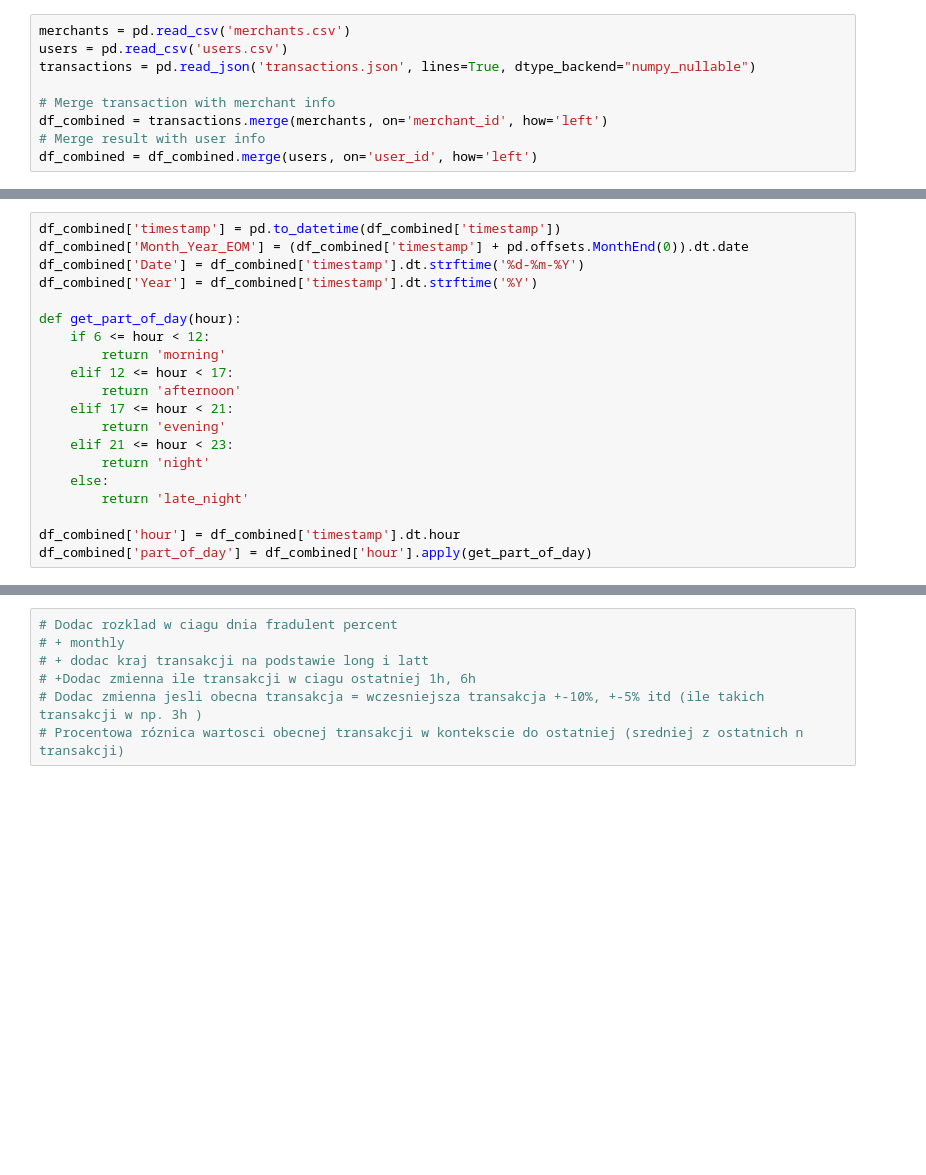
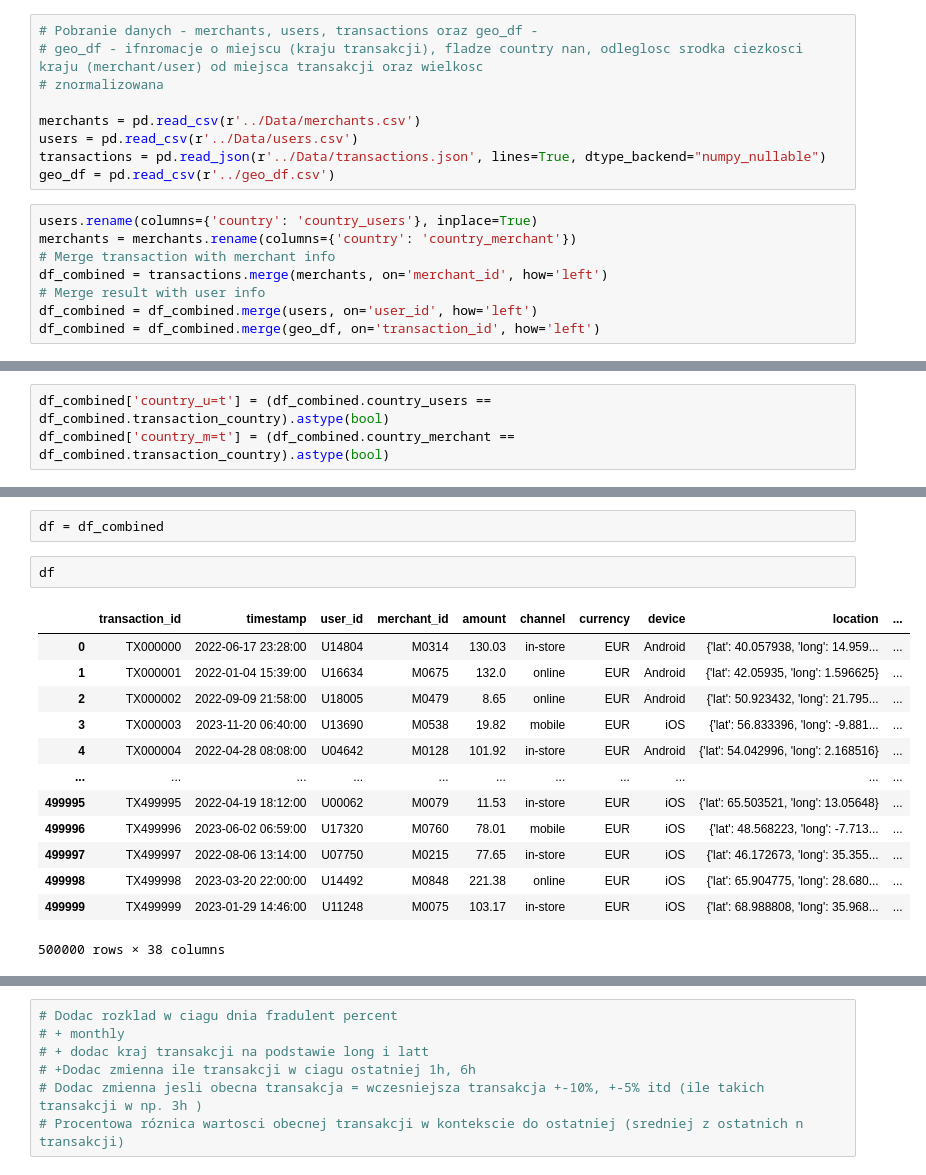
Before and after one commit to janqsal/mastercard_sgh_neural_noobs, a Jupyter notebook: TM/Primary_analysis.ipynb, the cells around one changed output, grey strips where cells are left out. Cells and saved outputs as stored; diff of their text form; blank space fills up the shorter version.

```diff
--- a/TM/Primary_analysis.ipynb
+++ b/TM/Primary_analysis.ipynb
@@ -16,11 +17,19 @@ pd.set_option('display.max_rows', 10)
 # Show all columns in output
 pd.set_option('display.max_columns', 200)
+# %%
+# Pobranie danych - merchants, users, transactions oraz geo_df -
+# geo_df - ifnromacje o miejscu (kraju transakcji), fladze country nan, odleglosc srodka ciezkosci kraju (merchant/user) od miejsca transakcji oraz wielkosc
+# znormalizowana
+
+merchants = pd.read_csv(r'../Data/merchants.csv')
+users = pd.read_csv(r'../Data/users.csv')
+transactions = pd.read_json(r'../Data/transactions.json', lines=True, dtype_backend="numpy_nullable")
+geo_df = pd.read_csv(r'../geo_df.csv')
 # %%
-merchants = pd.read_csv('merchants.csv')
-users = pd.read_csv('users.csv')
-transactions = pd.read_json('transactions.json', lines=True, dtype_backend="numpy_nullable")
-
+users.rename(columns={'country': 'country_users'}, inplace=True)
+merchants = merchants.rename(columns={'country': 'country_merchant'})
 # Merge transaction with merchant info
 df_combined = transactions.merge(merchants, on='merchant_id', how='left')
 # Merge result with user info
 df_combined = df_combined.merge(users, on='user_id', how='left')
+df_combined = df_combined.merge(geo_df, on='transaction_id', how='left')
@@ -59,20 +35,0 @@ M0110          511   16  0.031311
-# %%
-df_combined['timestamp'] = pd.to_datetime(df_combined['timestamp'])
-df_combined['Month_Year_EOM'] = (df_combined['timestamp'] + pd.offsets.MonthEnd(0)).dt.date
-df_combined['Date'] = df_combined['timestamp'].dt.strftime('%d-%m-%Y')
-df_combined['Year'] = df_combined['timestamp'].dt.strftime('%Y')
-
-def get_part_of_day(hour):
-    if 6 <= hour < 12:
-        return 'morning'
-    elif 12 <= hour < 17:
-        return 'afternoon'
-    elif 17 <= hour < 21:
-        return 'evening'
-    elif 21 <= hour < 23:
-        return 'night'
-    else:
-        return 'late_night'
-
-df_combined['hour'] = df_combined['timestamp'].dt.hour
-df_combined['part_of_day'] = df_combined['hour'].apply(get_part_of_day)
@@ -91,0 +36,3 @@ plt.show()
+# %%
+df_combined['country_u=t'] = (df_combined.country_users == df_combined.transaction_country).astype(bool)
+df_combined['country_m=t'] = (df_combined.country_merchant == df_combined.transaction_country).astype(bool)
@@ -91,0 +91,18 @@ plt.show()
+# %%
+df = df_combined
+# %%
+df
+# %% [output]
+|  | transaction_id | timestamp | user_id | merchant_id | amount | channel | currency | device | location | ... |
+| 0 | TX000000 | 2022-06-17 23:28:00 | U14804 | M0314 | 130.03 | in-store | EUR | Android | {'lat': 40.057938, 'long': 14.959... | ... |
+| 1 | TX000001 | 2022-01-04 15:39:00 | U16634 | M0675 | 132.0 | online | EUR | Android | {'lat': 42.05935, 'long': 1.596625} | ... |
+| 2 | TX000002 | 2022-09-09 21:58:00 | U18005 | M0479 | 8.65 | online | EUR | Android | {'lat': 50.923432, 'long': 21.795... | ... |
+| 3 | TX000003 | 2023-11-20 06:40:00 | U13690 | M0538 | 19.82 | mobile | EUR | iOS | {'lat': 56.833396, 'long': -9.881... | ... |
+| 4 | TX000004 | 2022-04-28 08:08:00 | U04642 | M0128 | 101.92 | in-store | EUR | Android | {'lat': 54.042996, 'long': 2.168516} | ... |
+| ... | ... | ... | ... | ... | ... | ... | ... | ... | ... | ... |
+| 499995 | TX499995 | 2022-04-19 18:12:00 | U00062 | M0079 | 11.53 | in-store | EUR | iOS | {'lat': 65.503521, 'long': 13.05648} | ... |
+| 499996 | TX499996 | 2023-06-02 06:59:00 | U17320 | M0760 | 78.01 | mobile | EUR | iOS | {'lat': 48.568223, 'long': -7.713... | ... |
+| 499997 | TX499997 | 2022-08-06 13:14:00 | U07750 | M0215 | 77.65 | in-store | EUR | iOS | {'lat': 46.172673, 'long': 35.355... | ... |
+| 499998 | TX499998 | 2023-03-20 22:00:00 | U14492 | M0848 | 221.38 | online | EUR | iOS | {'lat': 65.904775, 'long': 28.680... | ... |
+| 499999 | TX499999 | 2023-01-29 14:46:00 | U11248 | M0075 | 103.17 | in-store | EUR | iOS | {'lat': 68.988808, 'long': 35.968... | ... |
+500000 rows × 38 columns
```
Also changed, not shown: parts of 51 cells of this notebook, 2 other files.
